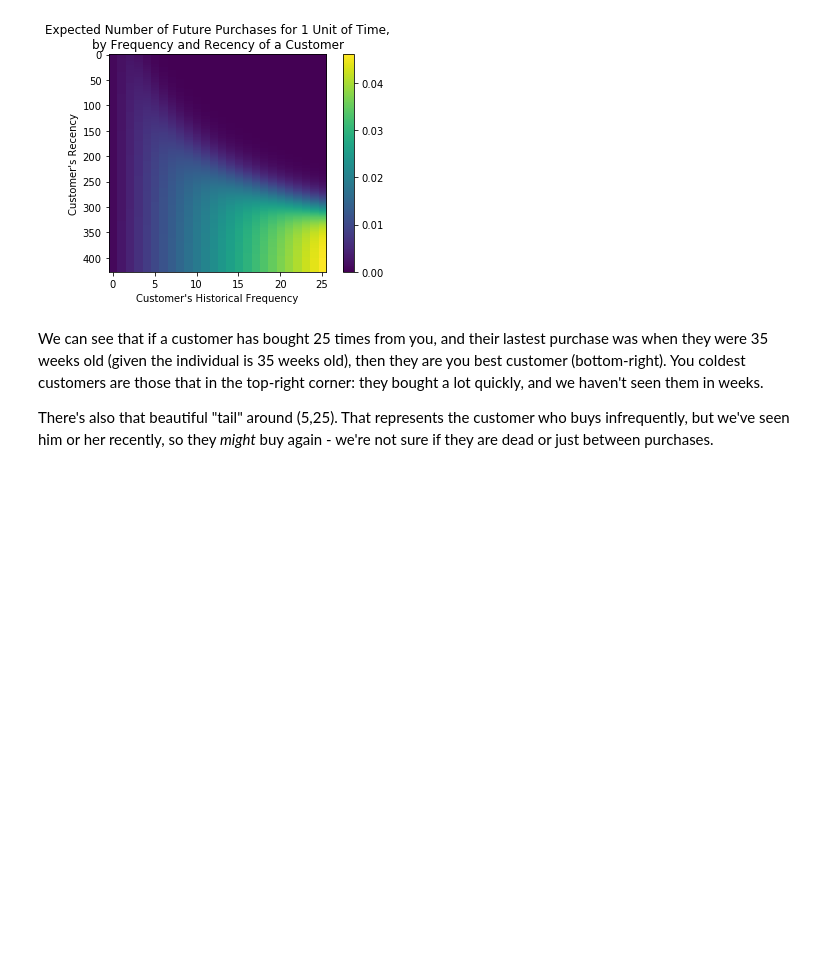
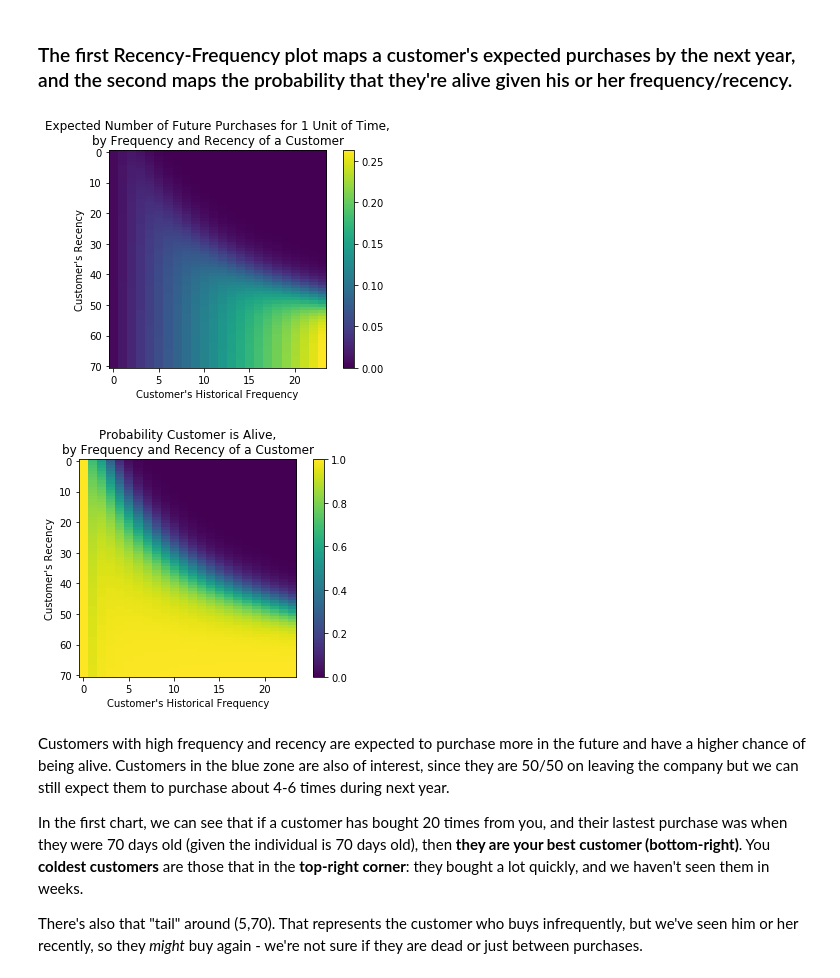
Before and after one commit to jeffl24/lifetime, a Jupyter notebook: CLTV_analysis.ipynb, the cells around one changed output. Saved outputs shown, nothing was run; the diff lists cells and outputs as text; code cells hidden in the pictures; blank space fills up the shorter version.

```diff
--- a/CLTV_analysis.ipynb
+++ b/CLTV_analysis.ipynb
@@ -6,7 +7,7 @@ import lifetimes as life
 pd.set_option("display.max_columns", 100)
 %matplotlib inline
 # %%
-sales_data = pd.read_csv("orders_export All.csv", low_memory=False)
+sales_data = pd.read_csv("shopify_orders_export_20180207.csv", low_memory=False )
 sales_data['Paid at'] = pd.to_datetime(sales_data['Paid at'])
 sales_data['Fulfilled at'] = pd.to_datetime(sales_data['Fulfilled at'])
 sales_data['Created at'] = pd.to_datetime(sales_data['Created at'])
@@ -78,4 +79,4 @@ sales_data_4
 # %%
-sales_data_5 = sales_data_4[['Paid at', 'Email']].reset_index()
+sales_data_5 = sales_data_4[['Paid at', 'Email', 'Subtotal']].reset_index()
 sales_data_5.drop(['index'], axis=1, inplace=True)
 # %%
@@ -95,2 +104,7 @@ from lifetimes.utils import summary_data_from_transaction_data
 # %%
-summary = summary_data_from_transaction_data(sales_data_5, customer_id_col= 'Email', datetime_col='Paid at', observation_period_end=None)
+summary = summary_data_from_transaction_data(transactions= sales_data_5,
+                                             customer_id_col= 'Email',
+                                             datetime_col='Paid at',
+                                             monetary_value_col='Subtotal',
+                                             observation_period_end = None,
+                                             freq="W")
@@ -128,13 +166,24 @@ print (bgf)
+# %% [markdown]
+### The first Recency-Frequency plot maps a customer's expected purchases by the next year, and the second maps the probability that they're alive given his or her frequency/recency.
 # %%
 from lifetimes.plotting import plot_frequency_recency_matrix
 
-plot_frequency_recency_matrix(bgf)
-plt.savefig('CLTV.png')
+plot_frequency_recency_matrix(bgf, T=1)
+# plt.savefig('CLTV.png')
 plt.show()
+
+from lifetimes.plotting import plot_probability_alive_matrix
+plt.title("Probability a customer is still alive")
+plot_probability_alive_matrix(bgf)
+# plt.savefig('Probability a customer is still alive.png')
+plt.show()
 # %% [output]
-[figure, old version]
+[figure, new version]
+[figure, added]
 # %% [markdown]
-We can see that if a customer has bought 25 times from you, and their lastest purchase was when they were 35 weeks old (given the individual is 35 weeks old), then they are you best customer (bottom-right). You coldest customers are those that in the top-right corner: they bought a lot quickly, and we haven't seen them in weeks.
+Customers with high frequency and recency are expected to purchase more in the future and have a higher chance of being alive.  Customers in the blue zone are also of interest, since they are 50/50 on leaving the company but we can still expect them to purchase about 4-6 times during next year.
 
-There's also that beautiful "tail" around (5,25). That represents the customer who buys infrequently, but we've seen him or her recently, so they *might* buy again - we're not sure if they are dead or just between purchases.
+In the first chart, we can see that if a customer has bought 20 times from you, and their lastest purchase was when they were 70 days old (given the individual is 70 days old), then **they are your best customer (bottom-right)**. You **coldest customers** are those that in the **top-right corner**: they bought a lot quickly, and we haven't seen them in weeks.
+
+There's also that "tail" around (5,70). That represents the customer who buys infrequently, but we've seen him or her recently, so they *might* buy again - we're not sure if they are dead or just between purchases.
 # %%
```
Also changed, not shown: parts of 43 cells of this notebook, 21 other files.
